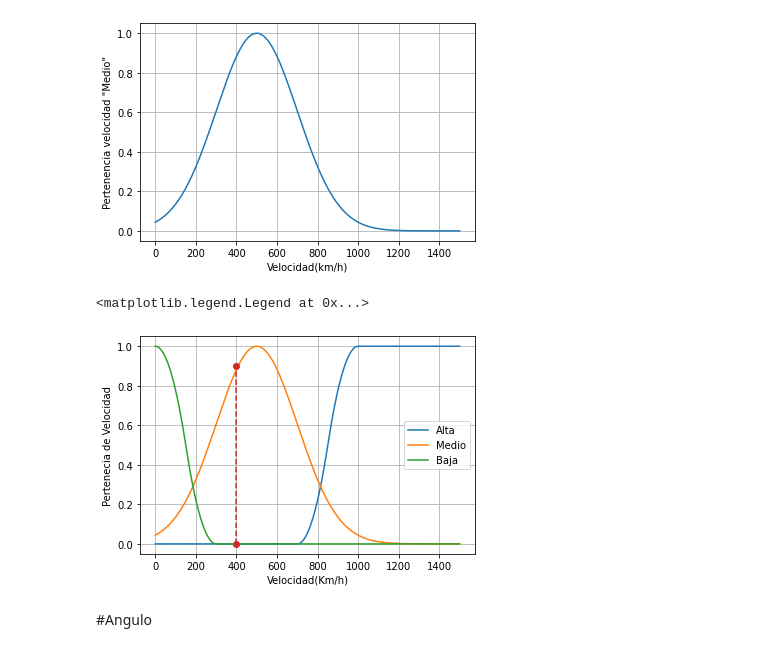
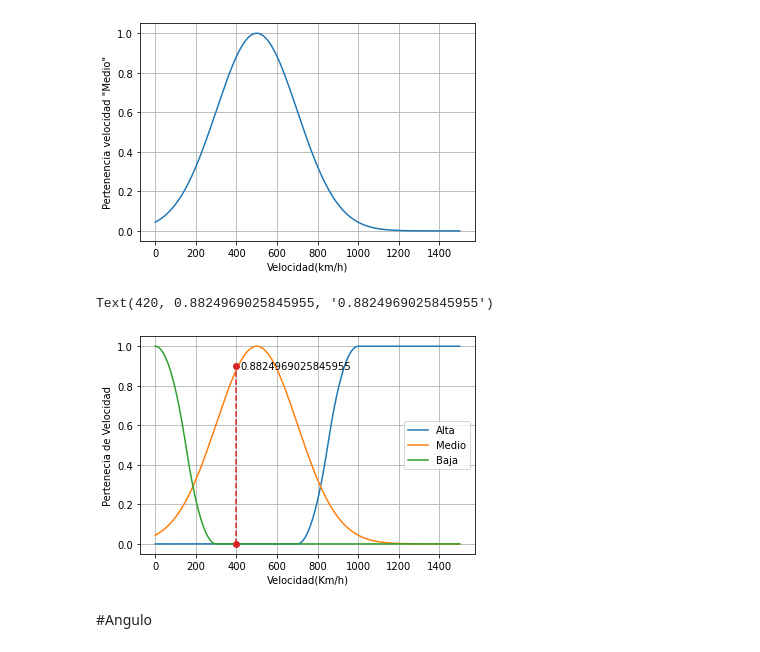
Before and after one commit to iLuisOlivares/Sistema-de-control-borroso-de-un-avi-n., a Jupyter notebook: Parcial_IA.ipynb, the cells around one changed output. Saved outputs shown, nothing was run; the diff lists cells and outputs as text; code cells hidden in the pictures.

```diff
--- a/Parcial_IA.ipynb
+++ b/Parcial_IA.ipynb
@@ -50,7 +50,7 @@ v_recta = np.arange(0, 1500, 0.1)
 # %%
 #Velocidad
 #Conjunto borroso alta
-vAlta = []
+velocidadAlta = []
 label_x = "Velocidad(km/h)"
 label_y = 'Pertenencia velocidad "Alta"'
 
@@ -60,15 +60,15 @@ def funcion_VelocidadAlta(x):
 
 #Rellenar el array
 for x in v_recta:
-  vAlta.append(funcion_VelocidadAlta(x))
+  velocidadAlta.append(funcion_VelocidadAlta(x))
 
-graficar(v_recta,vAlta,label_x,label_y)
+graficar(v_recta,velocidadAlta,label_x,label_y)
 # %% [output]
 [figure]
 # %%
 #Velocidad
 #Conjunto borroso Baja
-vBaja = []
+velocidadBaja = []
 label_x = "Velocidad(km/h)"
 label_y = 'Pertenencia velocidad "Baja"'
 
@@ -78,15 +78,15 @@ def funcion_VelocidadBaja(x):
 
 #Rellenar el array
 for x in v_recta:
-  vBaja.append(funcion_VelocidadBaja(x))
+  velocidadBaja.append(funcion_VelocidadBaja(x))
 
-graficar(v_recta,vBaja,label_x,label_y)
+graficar(v_recta,velocidadBaja,label_x,label_y)
 # %% [output]
 [figure]
 # %%
 #Velocidad
 #Conjunto borroso Medio
-vMedio = []
+velocidadMedio = []
 label_x = "Velocidad(km/h)"
 label_y = 'Pertenencia velocidad "Medio"'
 
@@ -96,25 +96,28 @@ def funcion_VelocidadMedio(x):
 
 #Rellenar el array
 for x in v_recta:
-  vMedio.append(funcion_VelocidadMedio(x))
+  velocidadMedio.append(funcion_VelocidadMedio(x))
 
-graficar(v_recta,vMedio,label_x,label_y)
+graficar(v_recta,velocidadMedio,label_x,label_y)
+int_array = v_recta.astype(int)
 # %% [output]
 [figure]
 # %%
 #Translape de velocidad
-plt.plot(v_recta,vAlta, label ="Alta")
-plt.plot(v_recta,vMedio, label ="Medio")
-plt.plot(v_recta,vBaja, label ="Baja")
+plt.plot(v_recta,velocidadAlta, label ="Alta")
+plt.plot(v_recta,velocidadMedio, label ="Medio")
+plt.plot(v_recta,velocidadBaja, label ="Baja")
 
 plt.xlabel('Velocidad(Km/h)')
 plt.ylabel('Pertenecia de Velocidad')
-plt.plot([np.float64(400), np.float64(400)], [0.0,0.90], linestyle="--", marker ="o")
 plt.grid()
 plt.legend()
+print()
+plt.plot([np.float64(400), np.float64(400)], [0.0,0.90], linestyle="--", marker ="o")
+plt.annotate(velocidadMedio[400*10], (420, velocidadMedio[400*10]))
 # %% [output]
-<matplotlib.legend.Legend at 0x...>
+Text(420, 0.8824969025845955, '0.8824969025845955')
-[figure, old version]
+[figure, new version]
 # %% [markdown]
 #Angulo
 # %%
```
Also changed, not shown: parts of 16 cells of this notebook.
